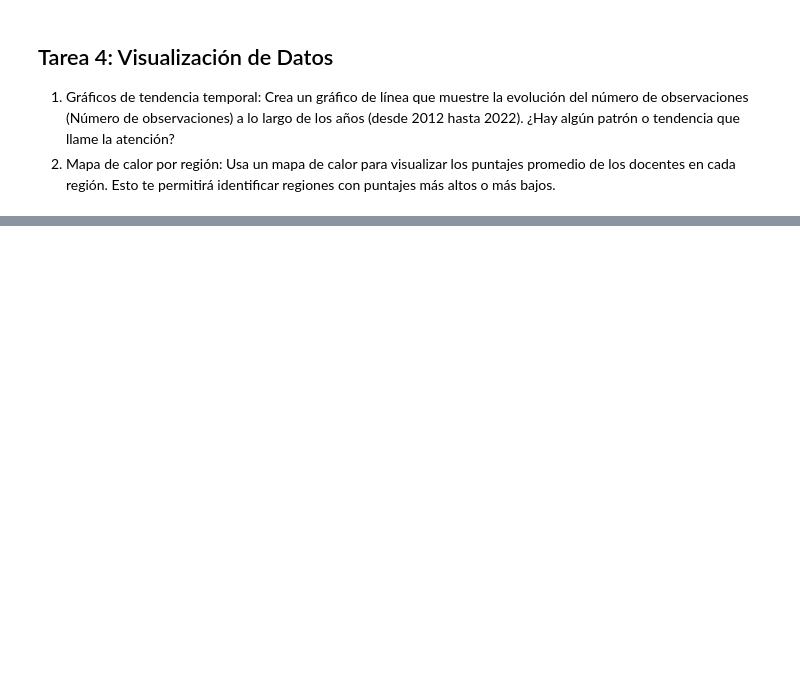
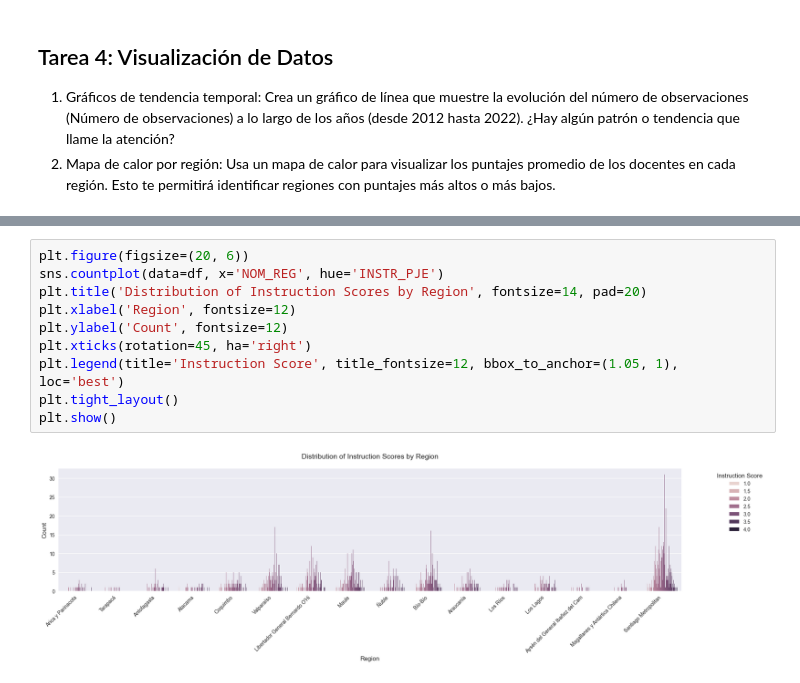
Before and after one commit to PalomoMT/Docentes, a Jupyter notebook: Analisis.ipynb, the cells around one changed output, grey strips where cells are left out. Drawn from its saved outputs; the diff is of its cells as text; blank space fills up the shorter version.

```diff
--- a/Analisis.ipynb
+++ b/Analisis.ipynb
@@ -294,0 +301,12 @@ plt.show()
+# %%
+plt.figure(figsize=(20, 6))
+sns.countplot(data=df, x='NOM_REG', hue='INSTR_PJE')
+plt.title('Distribution of Instruction Scores by Region', fontsize=14, pad=20)
+plt.xlabel('Region', fontsize=12)
+plt.ylabel('Count', fontsize=12)
+plt.xticks(rotation=45, ha='right')
+plt.legend(title='Instruction Score', title_fontsize=12, bbox_to_anchor=(1.05, 1), loc='best')
+plt.tight_layout()
+plt.show()
+# %% [output]
+[figure, added]
```
Also changed, not shown: parts of 6 cells of this notebook.
